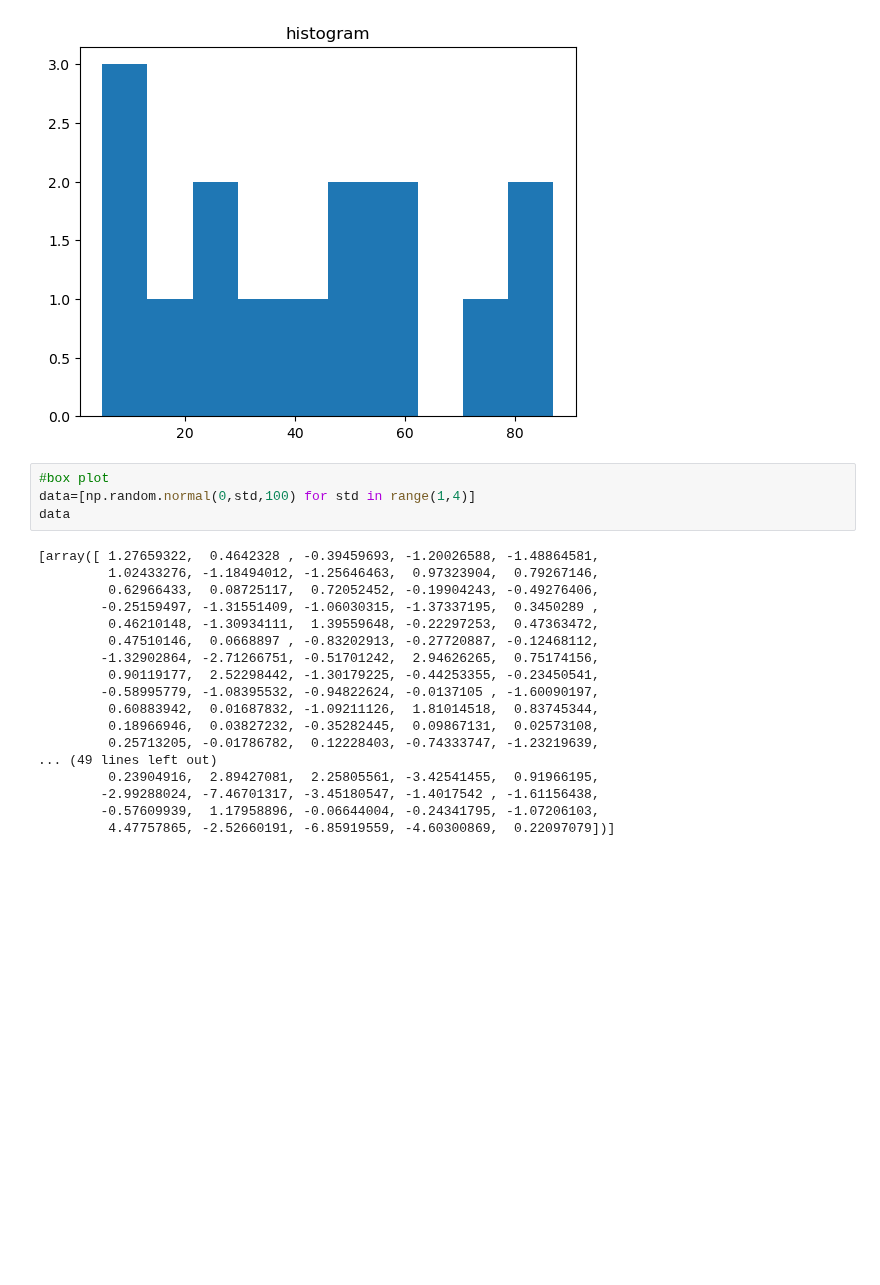
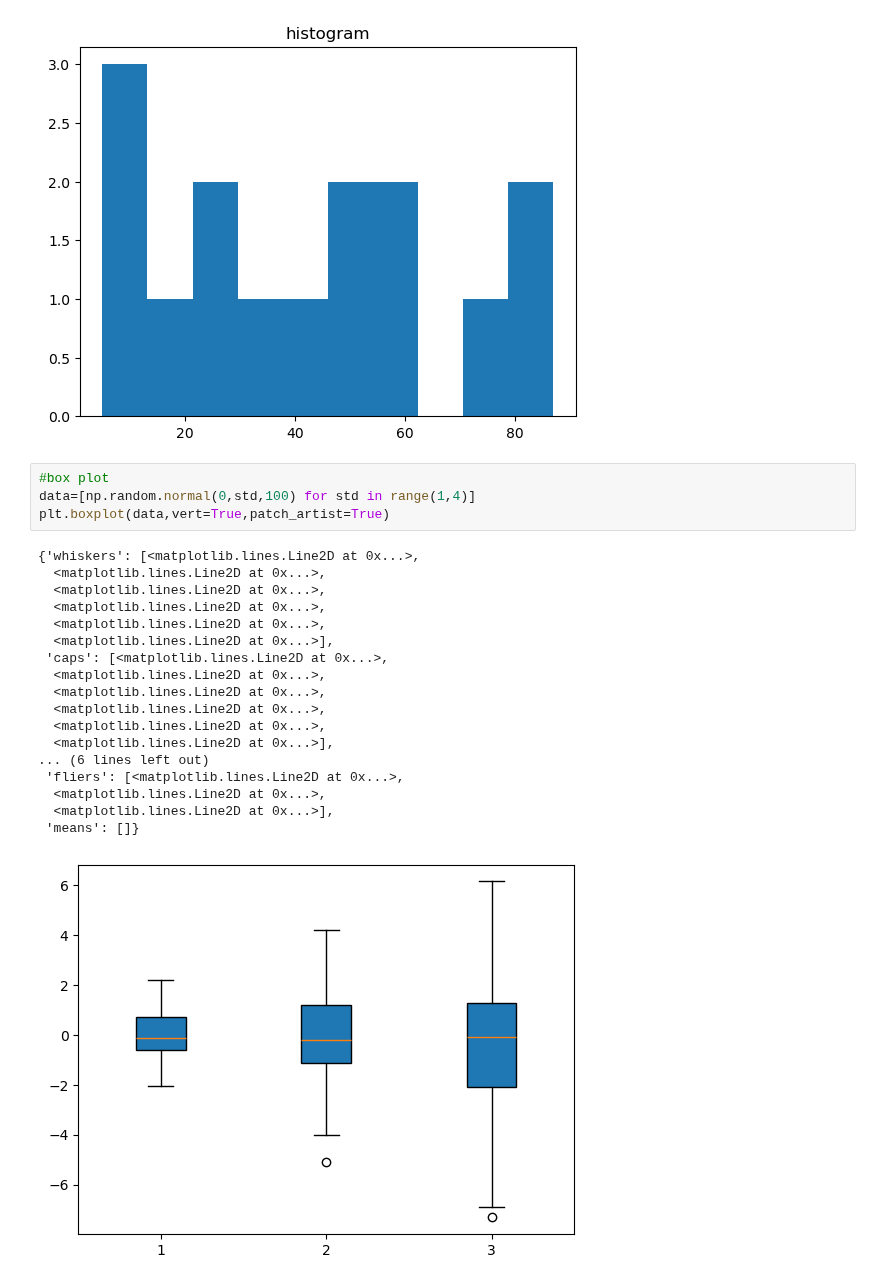
Before and after one commit to Yash-28-gits/ML-DL, a Jupyter notebook: Matplotlib.ipynb, the cells around one changed output. Saved outputs shown, nothing was run; the diff lists cells and outputs as text; blank space fills up the shorter version.

```diff
--- a/Matplotlib.ipynb
+++ b/Matplotlib.ipynb
@@ -131,22 +131,23 @@ Text(0.5, 1.0, 'histogram')
 # %%
 #box plot
 data=[np.random.normal(0,std,100) for std in range(1,4)]
-data
+plt.boxplot(data,vert=True,patch_artist=True)
 # %% [output]
-[array([ 1.27659322,  0.4642328 , -0.39459693, -1.20026588, -1.48864581,
-         1.02433276, -1.18494012, -1.25646463,  0.97323904,  0.79267146,
-         0.62966433,  0.08725117,  0.72052452, -0.19904243, -0.49276406,
-        -0.25159497, -1.31551409, -1.06030315, -1.37337195,  0.3450289 ,
-         0.46210148, -1.30934111,  1.39559648, -0.22297253,  0.47363472,
-         0.47510146,  0.0668897 , -0.83202913, -0.27720887, -0.12468112,
-        -1.32902864, -2.71266751, -0.51701242,  2.94626265,  0.75174156,
-         0.90119177,  2.52298442, -1.30179225, -0.44253355, -0.23450541,
-        -0.58995779, -1.08395532, -0.94822624, -0.0137105 , -1.60090197,
-         0.60883942,  0.01687832, -1.09211126,  1.81014518,  0.83745344,
-         0.18966946,  0.03827232, -0.35282445,  0.09867131,  0.02573108,
-         0.25713205, -0.01786782,  0.12228403, -0.74333747, -1.23219639,
-... (49 lines left out)
-         0.23904916,  2.89427081,  2.25805561, -3.42541455,  0.91966195,
-        -2.99288024, -7.46701317, -3.45180547, -1.4017542 , -1.61156438,
-        -0.57609939,  1.17958896, -0.06644004, -0.24341795, -1.07206103,
-         4.47757865, -2.52660191, -6.85919559, -4.60300869,  0.22097079])]
+{'whiskers': [<matplotlib.lines.Line2D at 0x...>,
+  <matplotlib.lines.Line2D at 0x...>,
+  <matplotlib.lines.Line2D at 0x...>,
+  <matplotlib.lines.Line2D at 0x...>,
+  <matplotlib.lines.Line2D at 0x...>,
+  <matplotlib.lines.Line2D at 0x...>],
+ 'caps': [<matplotlib.lines.Line2D at 0x...>,
+  <matplotlib.lines.Line2D at 0x...>,
+  <matplotlib.lines.Line2D at 0x...>,
+  <matplotlib.lines.Line2D at 0x...>,
+  <matplotlib.lines.Line2D at 0x...>,
+  <matplotlib.lines.Line2D at 0x...>],
+... (6 lines left out)
+ 'fliers': [<matplotlib.lines.Line2D at 0x...>,
+  <matplotlib.lines.Line2D at 0x...>,
+  <matplotlib.lines.Line2D at 0x...>],
+ 'means': []}
+[figure, added]
```
Also changed, not shown: parts of 2 cells of this notebook, 2 other files.
